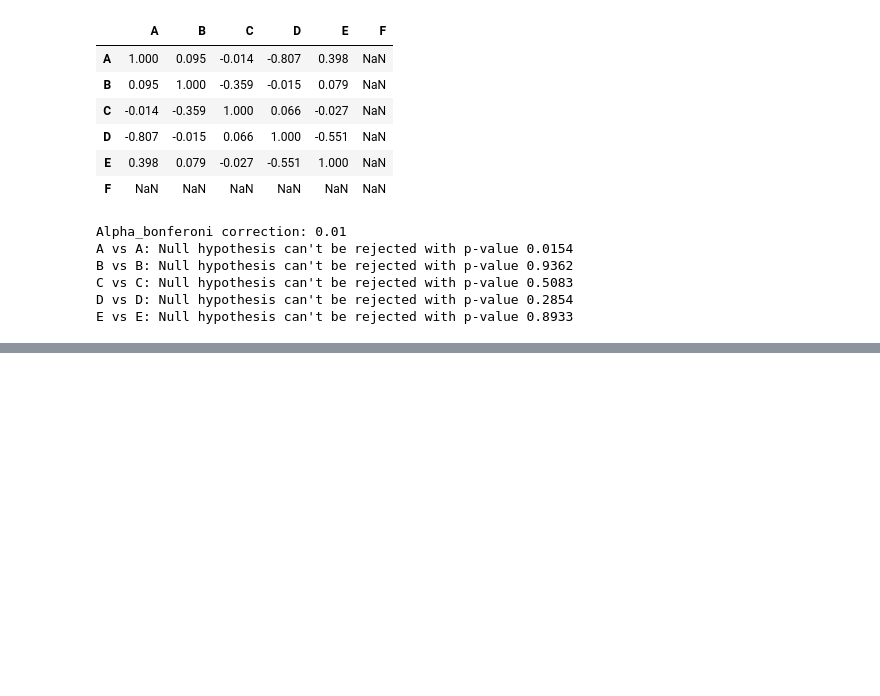
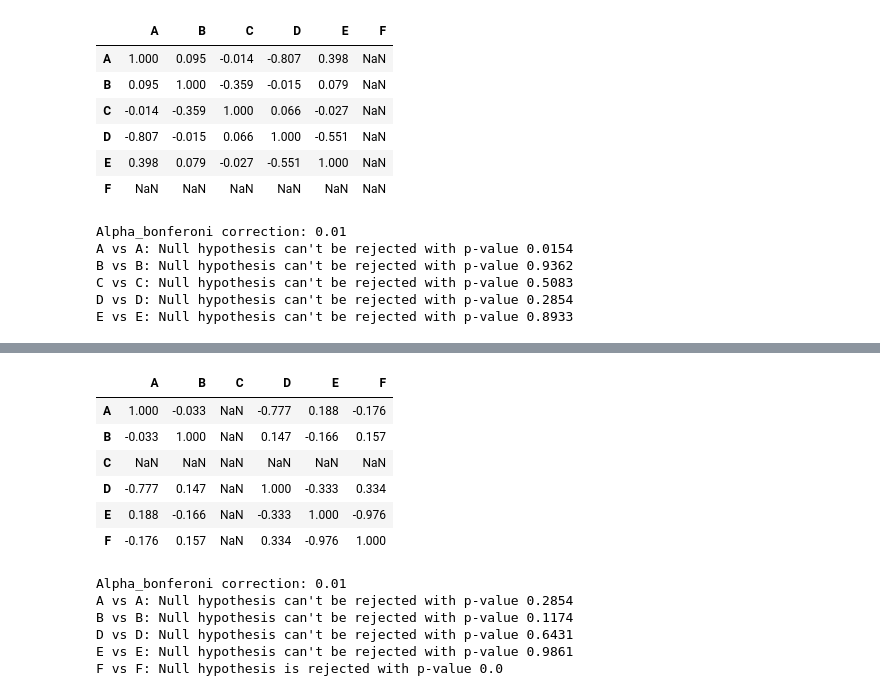
Before and after one commit to katinka314/AL_graph_project, a Jupyter notebook: analysis.ipynb, the cells around one changed output, grey strips where cells are left out. Saved outputs shown, nothing was run; the diff lists cells and outputs as text; code cells hidden in the pictures; blank space fills up the shorter version.

```diff
--- a/analysis.ipynb
+++ b/analysis.ipynb
@@ -188,0 +225,19 @@ E vs E: Null hypothesis can't be rejected with p-value 0.8933
+# %%
+corrs
+# %% [output]
+|  | A | B | C | D | E | F |
+| A | 1.000 | -0.033 | NaN | -0.777 | 0.188 | -0.176 |
+| B | -0.033 | 1.000 | NaN | 0.147 | -0.166 | 0.157 |
+| C | NaN | NaN | NaN | NaN | NaN | NaN |
+| D | -0.777 | 0.147 | NaN | 1.000 | -0.333 | 0.334 |
+| E | 0.188 | -0.166 | NaN | -0.333 | 1.000 | -0.976 |
+| F | -0.176 | 0.157 | NaN | 0.334 | -0.976 | 1.000 |
+# %%
+ks_2(baseline, intervention_C2, vars, "C")
+# %% [output]
+Alpha_bonferoni correction: 0.01
+A vs A: Null hypothesis can't be rejected with p-value 0.2854
+B vs B: Null hypothesis can't be rejected with p-value 0.1174
+D vs D: Null hypothesis can't be rejected with p-value 0.6431
+E vs E: Null hypothesis can't be rejected with p-value 0.9861
+F vs F: Null hypothesis is rejected with p-value 0.0
```
Also changed, not shown: parts of 3 cells of this notebook.
